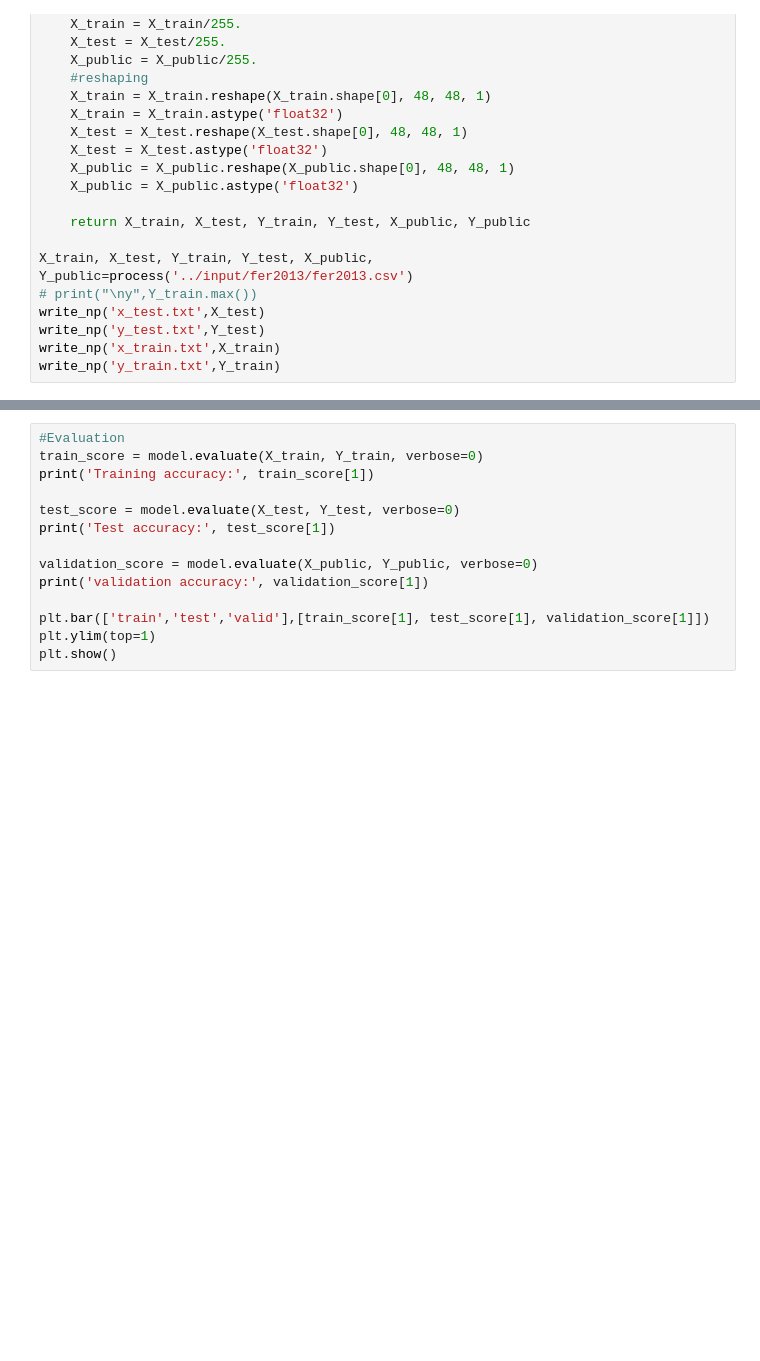
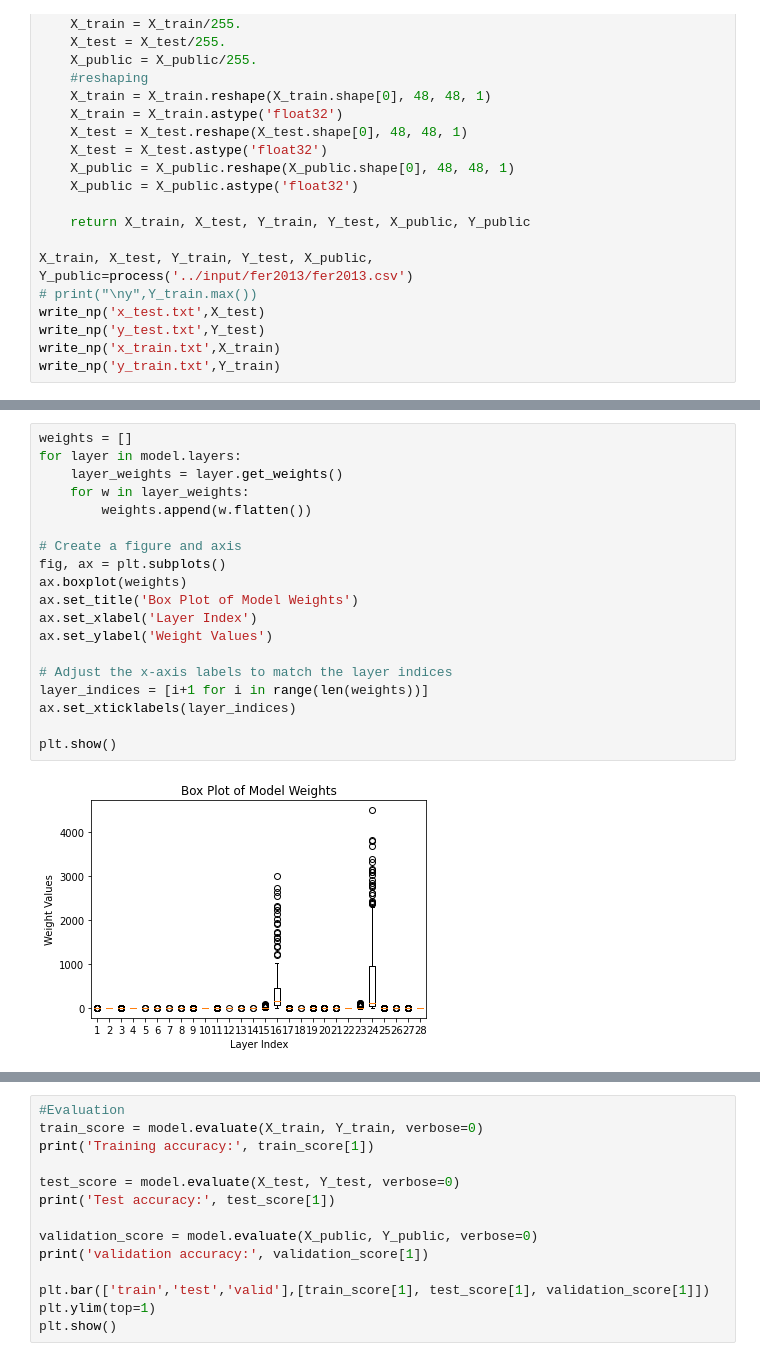
Before and after one commit to abuudarda/Facial-Expression-Detection, a Jupyter notebook: facial-expression-detection.ipynb, the cells around one changed output, grey strips where cells are left out. Drawn from its saved outputs; the diff is of its cells as text; blank space fills up the shorter version.

```diff
--- a/facial-expression-detection.ipynb
+++ b/facial-expression-detection.ipynb
@@ -190,2 +210,23 @@ Epoch 40/40
+# %%
+weights = []
+for layer in model.layers:
+    layer_weights = layer.get_weights()
+    for w in layer_weights:
+        weights.append(w.flatten())
+
+# Create a figure and axis
+fig, ax = plt.subplots()
+ax.boxplot(weights)
+ax.set_title('Box Plot of Model Weights')
+ax.set_xlabel('Layer Index')
+ax.set_ylabel('Weight Values')
+
+# Adjust the x-axis labels to match the layer indices
+layer_indices = [i+1 for i in range(len(weights))]
+ax.set_xticklabels(layer_indices)
+
+plt.show()
+# %% [output]
+[figure, added]
 # %%
 # img = image.load_img('input.jpg')
```
Also changed, not shown: parts of 7 cells of this notebook.
